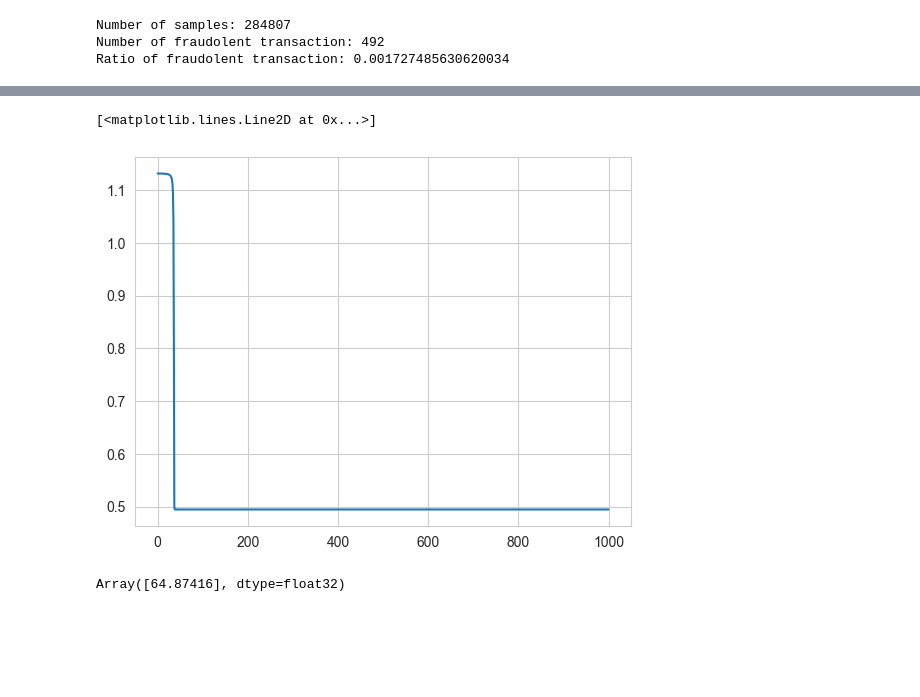
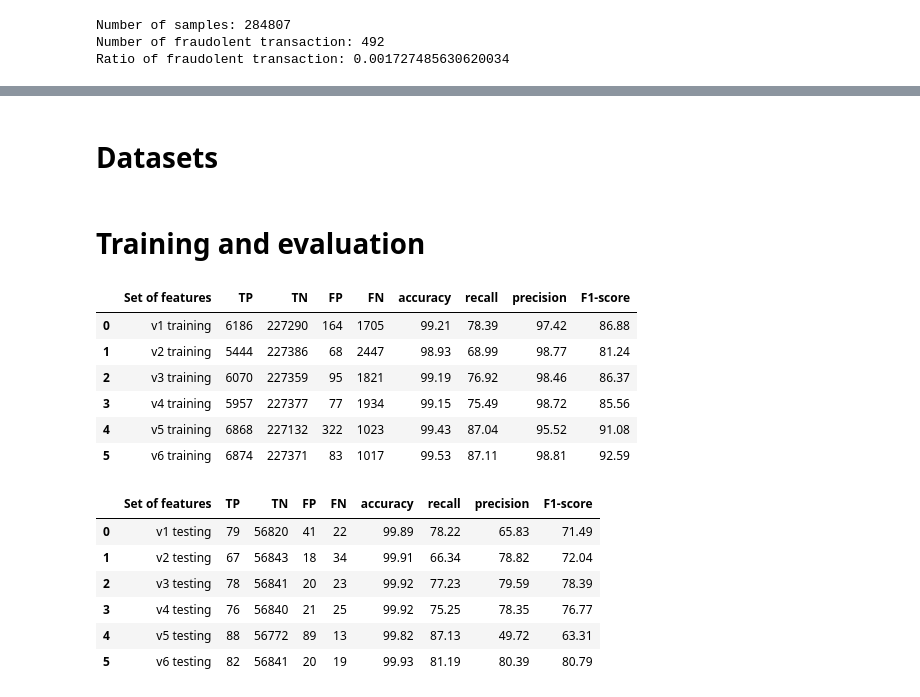
Before and after one commit to karanbir-singh/NAML-Project, a Jupyter notebook: notebooks/ANN.ipynb, the cells around one changed output, grey strips where cells are left out. Cells and saved outputs as stored; diff of their text form; code cells hidden in the pictures; blank space fills up the shorter version.

```diff
--- a/notebooks/ANN.ipynb
+++ b/notebooks/ANN.ipynb
@@ -356,3 +616,26 @@ class ANN:
         layer = layer.T
 
         return layer
+# %% [markdown]
+# Datasets
+# %%
+datasets = list()
+
+v1 = ['V1', 'V5', 'V7', 'V8', 'V11', 'V13', 'V14', 'V15', 'V16', 'V17', 'V18', 'V19', 'V20', 'V21', 'V22', 'V23', 'V24', 'Amount', 'Class']
+datasets.append(data[v1])
+
+v2 = ['V1', 'V6', 'V13', 'V16', 'V17', 'V22', 'V23', 'V28', 'Amount', 'Class']
+datasets.append(data[v2])
+
+v3 = ['V2', 'V11', 'V12', 'V13', 'V15', 'V16', 'V17', 'V18', 'V20', 'V21', 'V24', 'V26', 'Amount', 'Class']
+datasets.append(data[v3])
+
+v4 = ['V2', 'V7', 'V10', 'V13', 'V15', 'V17', 'V19', 'V28', 'Amount', 'Class']
+datasets.append(data[v4])
+
+v5 = ['Time', 'V1', 'V7', 'V8', 'V9', 'V11', 'V12', 'V14', 'V15', 'V22', 'V27', 'V28', 'Amount', 'Class']
+datasets.append(data[v5])
+
+# Dataset with full feature vector
+v6 = data.columns
+datasets.append(data[v6])
@@ -358,0 +645,2 @@ class ANN:
+# %% [markdown]
+# Training and evaluation
@@ -359,16 +718,10 @@ class ANN:
 # %%
-v5 = ['Time', 'V1', 'V7', 'V8', 'V9', 'V11', 'V12', 'V14', 'V15', 'V22', 'V27', 'V28', 'Amount', 'Class']
-input = data[v5].to_numpy()
-
-# Data splitting
-x_train, y_train, _, _, x_test, y_test = data_split(data_input=input)
-
-# Training set normalisation
-x_train_normalized, data_train_min, data_train_max = min_max(data=x_train)
-
-# SMOTE
-x_train_synthetic = fit_resample(x_train_normalized[y_train[:, 0] == 1], n_samples=50000)
-y_train_synthetic = np.ones((50000,1))
-
-x_train_normalized = np.concatenate((x_train_normalized, x_train_synthetic), axis=0)
-y_train = np.concatenate((y_train, y_train_synthetic), axis=0)
+metrics_train_df
+# %% [output]
+|  | Set of features | TP | TN | FP | FN | accuracy | recall | precision | F1-score |
+| 0 | v1 training | 6186 | 227290 | 164 | 1705 | 99.21 | 78.39 | 97.42 | 86.88 |
+| 1 | v2 training | 5444 | 227386 | 68 | 2447 | 98.93 | 68.99 | 98.77 | 81.24 |
+| 2 | v3 training | 6070 | 227359 | 95 | 1821 | 99.19 | 76.92 | 98.46 | 86.37 |
+| 3 | v4 training | 5957 | 227377 | 77 | 1934 | 99.15 | 75.49 | 98.72 | 85.56 |
+| 4 | v5 training | 6868 | 227132 | 322 | 1023 | 99.43 | 87.04 | 95.52 | 91.08 |
+| 5 | v6 training | 6874 | 227371 | 83 | 1017 | 99.53 | 87.11 | 98.81 | 92.59 |
@@ -393,13 +728,10 @@ updated_params, history = network.train(
-# %%
-plt.plot(history)
-# %% [output]
-[<matplotlib.lines.Line2D at 0x...>]
-[figure, removed]
-# %%
-TP = network.predict(x_train_normalized[y_train[:, 0] == 1], updated_params)
-TN = 1 - network.predict(x_train_normalized[y_train[:, 0] == 0], updated_params)
-
-accuracy = (sum(TP) + sum(TN)) / x_train_normalized.shape[0]
-accuracy * 100
-# %% [output]
-Array([64.87416], dtype=float32)
+# %%
+metrics_test_df
+# %% [output]
+|  | Set of features | TP | TN | FP | FN | accuracy | recall | precision | F1-score |
+| 0 | v1 testing | 79 | 56820 | 41 | 22 | 99.89 | 78.22 | 65.83 | 71.49 |
+| 1 | v2 testing | 67 | 56843 | 18 | 34 | 99.91 | 66.34 | 78.82 | 72.04 |
+| 2 | v3 testing | 78 | 56841 | 20 | 23 | 99.92 | 77.23 | 79.59 | 78.39 |
+| 3 | v4 testing | 76 | 56840 | 21 | 25 | 99.92 | 75.25 | 78.35 | 76.77 |
+| 4 | v5 testing | 88 | 56772 | 89 | 13 | 99.82 | 87.13 | 49.72 | 63.31 |
+| 5 | v6 testing | 82 | 56841 | 20 | 19 | 99.93 | 81.19 | 80.39 | 80.79 |
```
Also changed, not shown: parts of 6 cells of this notebook.
